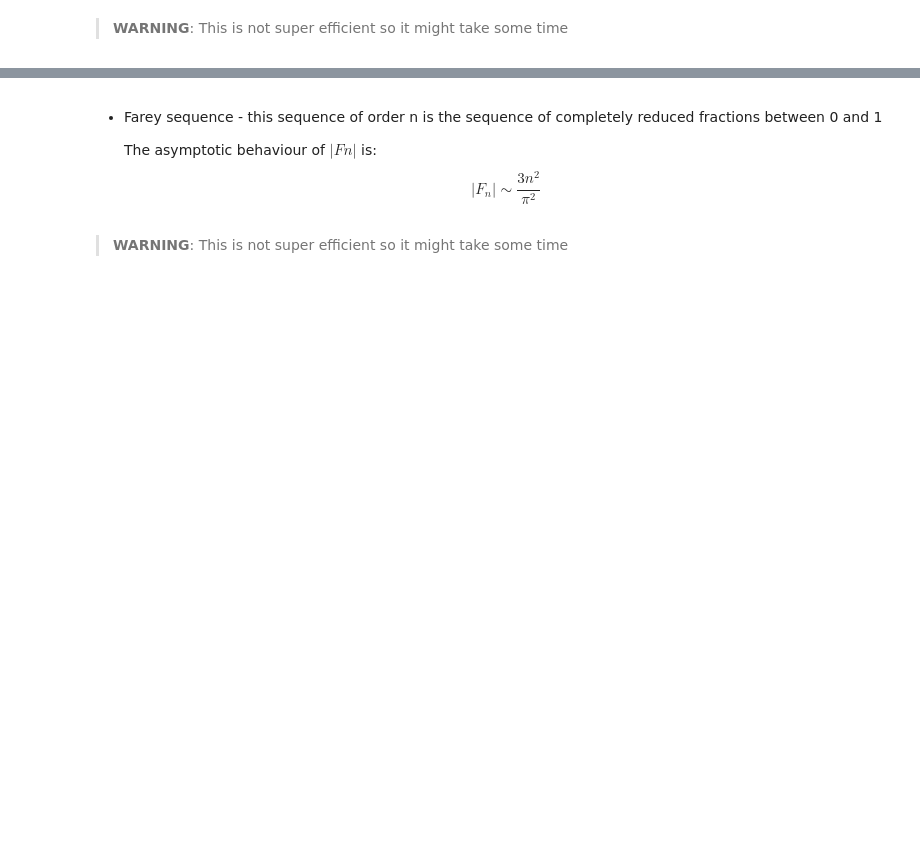
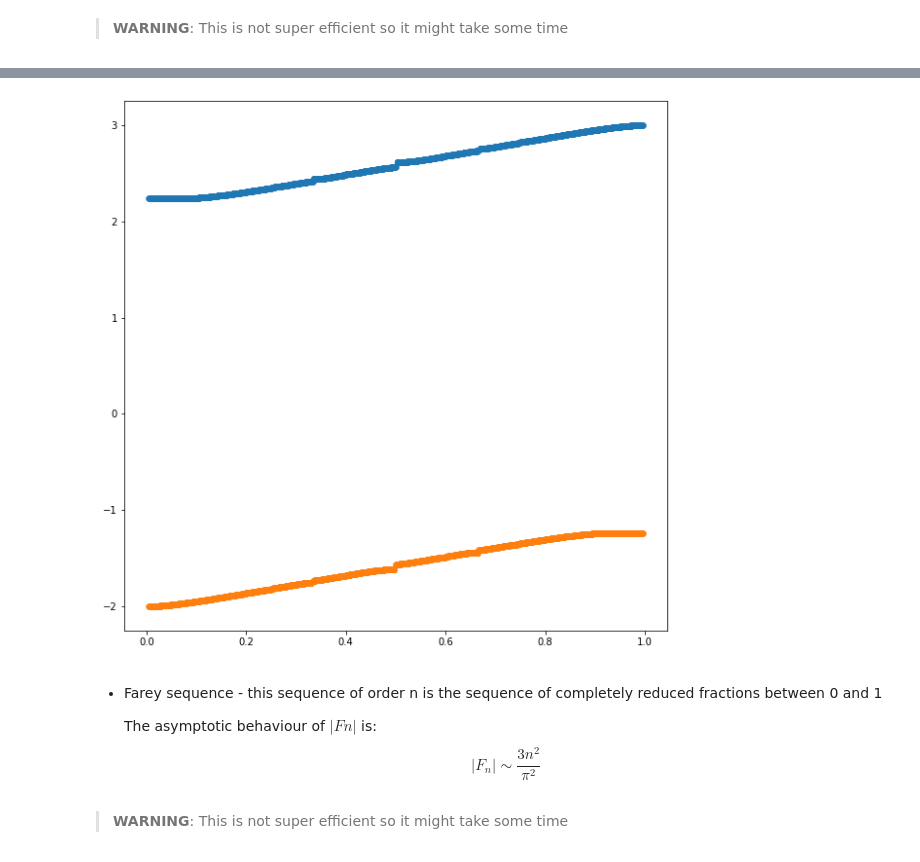
Before and after one commit to DaAnIV/Quasiperiodic, a Jupyter notebook: Butterfly.ipynb, the cells around one changed output, grey strips where cells are left out. Cells and saved outputs as stored; diff of their text form; code cells hidden in the pictures; blank space fills up the shorter version.

```diff
--- a/Butterfly.ipynb
+++ b/Butterfly.ipynb
@@ -174,3 +236,17 @@ def plot_butterfly(alphas, name, *, linewidth=0.1, dpi=400):
+# %%
+def plot_spectral_radius(alphas, name, *, dpi=400):
+    fig, ax = plt.subplots(figsize=(10,10))
+    counter = 0
+    max_radius = []
+    min_radius = []
+    for alpha in tqdm.notebook.tqdm(alphas):
+        mat = get_matrix_for_alpha(alpha.numerator, alpha.denominator)
+        intervals = get_intervals_from_matrix(mat)
+        max_radius.append(intervals.max())
+        min_radius.append(intervals.min())
+    ax.scatter(alphas, max_radius, linewidth=0.5)
+    ax.scatter(alphas, min_radius, linewidth=0.5)
+    fig.savefig(f'output/{name}_radius.png', dpi=dpi)
 # %% [markdown]
 For choosing the fractions we'll try 2 lists
 
@@ -192,12 +268,14 @@ def primesfrom2to(n):
 > **WARNING**: This is not super efficient so it might take some time
 # %%
 %%time
-n = 150
-primes = primesfrom2to(n)[4:]
-primes = np.append(primes, (125, 49, 216))
-alphas = []
-for q in primes:
-    for p in range(1, q):
-        alphas.append(fractions.Fraction(p, q))
-plot_butterfly(alphas, "primes_150")
+
+if should_run_long_running_cells:
+    n = 150
+    primes = primesfrom2to(n)[4:]
+    primes = np.append(primes, (125, 49, 216))
+    alphas = []
+    for q in primes:
+        for p in range(1, q):
+            alphas.append(fractions.Fraction(p, q))
+    plot_butterfly(alphas, "primes_150")
 # %% [output]
@@ -205 +283,14 @@ Wall time: 4min 51s
 [figure]
+# %%
+%%time
+
+if should_run_long_running_cells:
+    n = 150
+    primes = primesfrom2to(n)[4:]
+    primes = np.append(primes, (125, 49, 216))
+    alphas = []
+    for q in primes:
+        for p in range(1, q):
+            alphas.append(fractions.Fraction(p, q))
+    plot_spectral_radius(alphas, f"primes_{n}")
+# %% [output]
@@ -206,3 +298,4 @@ Wall time: 4min 51s
+[figure, added]
 # %% [markdown]
 * Farey sequence - this sequence of order n is the sequence of completely reduced fractions between 0 and 1
 
```
Also changed, not shown: parts of 39 cells of this notebook, 1 other file.
